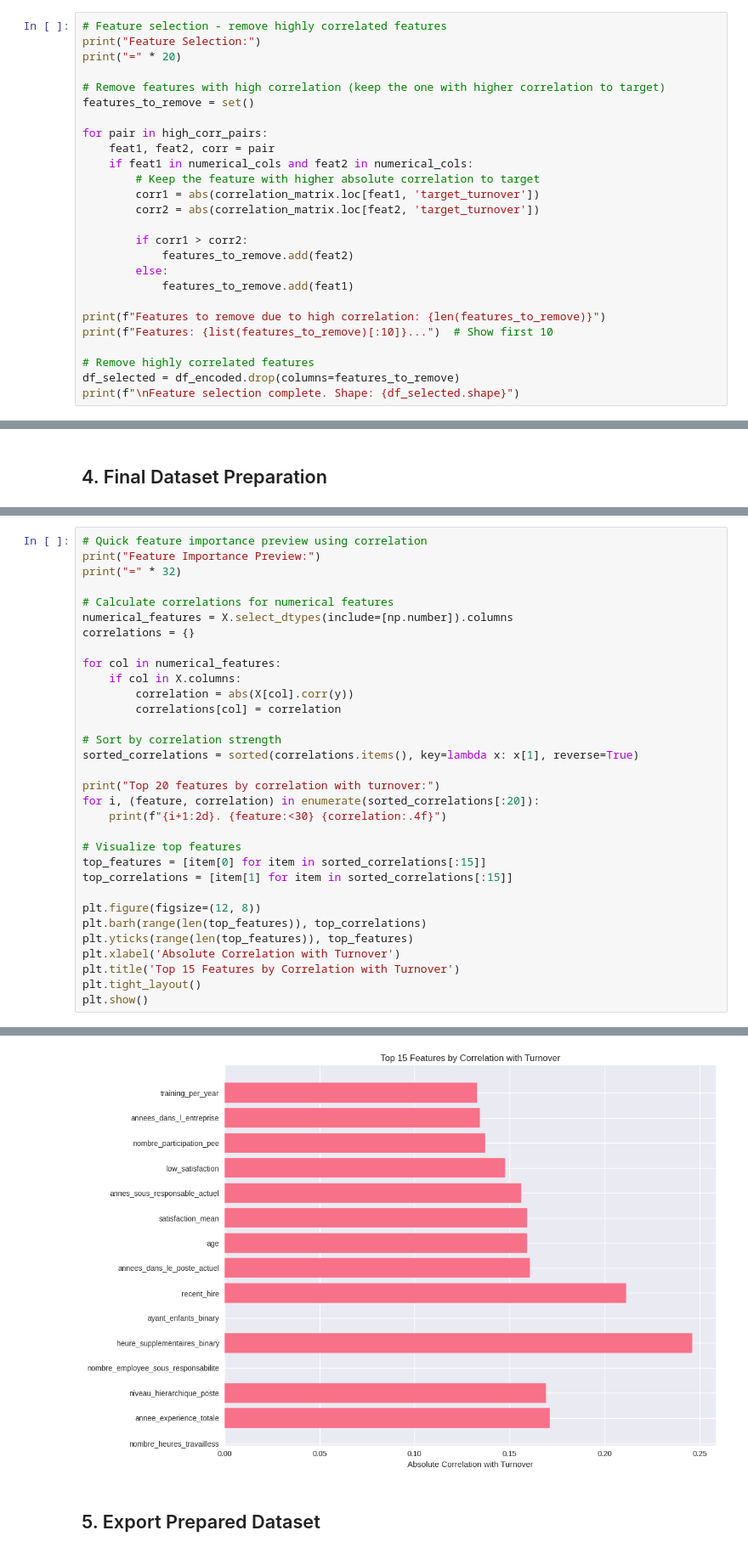
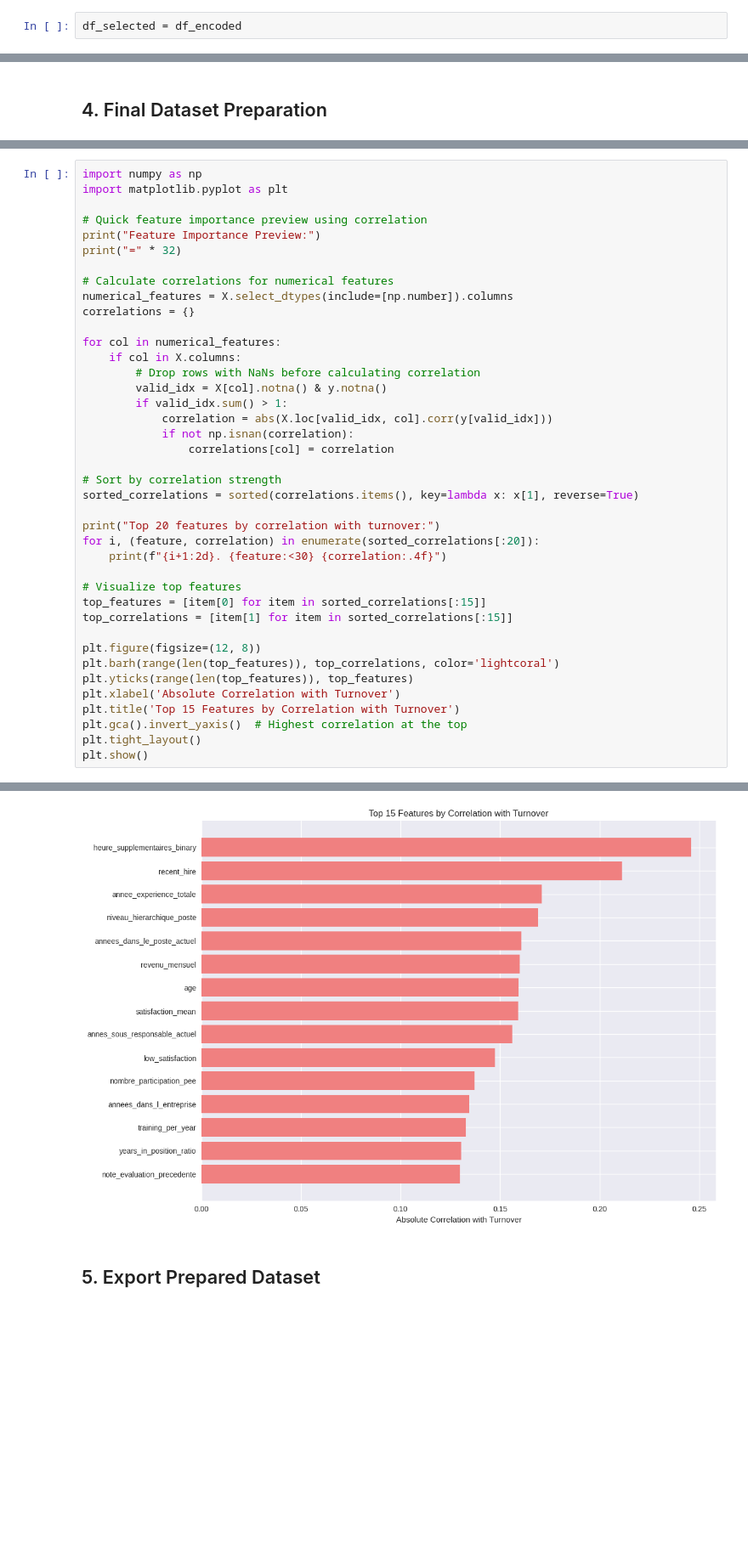
Before and after one commit to Septimus4/Automated-classification, a Jupyter notebook: notebooks/2_feature_engineering.ipynb, the cells around one changed output, grey strips where cells are left out. Shown at 85% size. Cells and saved outputs as stored; diff of their text form; blank space fills up the shorter version.

```diff
--- a/notebooks/2_feature_engineering.ipynb
+++ b/notebooks/2_feature_engineering.ipynb
@@ -239,28 +239,4 @@ years_in_position_ratio         -0.130324
 Name: target_turnover, dtype: float64
 [figure]
 # %%
-# Feature selection - remove highly correlated features
-print("Feature Selection:")
-print("=" * 20)
-
-# Remove features with high correlation (keep the one with higher correlation to target)
-features_to_remove = set()
-
-for pair in high_corr_pairs:
-    feat1, feat2, corr = pair
-    if feat1 in numerical_cols and feat2 in numerical_cols:
-        # Keep the feature with higher absolute correlation to target
-        corr1 = abs(correlation_matrix.loc[feat1, 'target_turnover'])
-        corr2 = abs(correlation_matrix.loc[feat2, 'target_turnover'])
-
-        if corr1 > corr2:
-            features_to_remove.add(feat2)
-        else:
-            features_to_remove.add(feat1)
-
-print(f"Features to remove due to high correlation: {len(features_to_remove)}")
-print(f"Features: {list(features_to_remove)[:10]}...")  # Show first 10
-
-# Remove highly correlated features
-df_selected = df_encoded.drop(columns=features_to_remove)
-print(f"\nFeature selection complete. Shape: {df_selected.shape}")
+df_selected = df_encoded
@@ -334,5 +303,8 @@ Name: count, dtype: int64
    Categorical: 0
 # %%
+import numpy as np
+import matplotlib.pyplot as plt
+
 # Quick feature importance preview using correlation
 print("Feature Importance Preview:")
 print("=" * 32)
@@ -343,8 +315,12 @@ correlations = {}
 
 for col in numerical_features:
     if col in X.columns:
-        correlation = abs(X[col].corr(y))
-        correlations[col] = correlation
+        # Drop rows with NaNs before calculating correlation
+        valid_idx = X[col].notna() & y.notna()
+        if valid_idx.sum() > 1:
+            correlation = abs(X.loc[valid_idx, col].corr(y[valid_idx]))
+            if not np.isnan(correlation):
+                correlations[col] = correlation
 
 # Sort by correlation strength
 sorted_correlations = sorted(correlations.items(), key=lambda x: x[1], reverse=True)
@@ -358,10 +334,11 @@ top_features = [item[0] for item in sorted_correlations[:15]]
 top_correlations = [item[1] for item in sorted_correlations[:15]]
 
 plt.figure(figsize=(12, 8))
-plt.barh(range(len(top_features)), top_correlations)
+plt.barh(range(len(top_features)), top_correlations, color='lightcoral')
 plt.yticks(range(len(top_features)), top_features)
 plt.xlabel('Absolute Correlation with Turnover')
 plt.title('Top 15 Features by Correlation with Turnover')
+plt.gca().invert_yaxis()  # Highest correlation at the top
 plt.tight_layout()
 plt.show()
 # %% [output]
@@ -385,6 +362,6 @@ Top 20 features by correlation with turnover:
 invalid value encountered in divide
 invalid value encountered in divide
-[figure, old version]
+[figure, new version]
 # %% [markdown]
 ## 5. Export Prepared Dataset
 # %%
```
Also changed, not shown: parts of 3 cells of this notebook, 6 other files.
